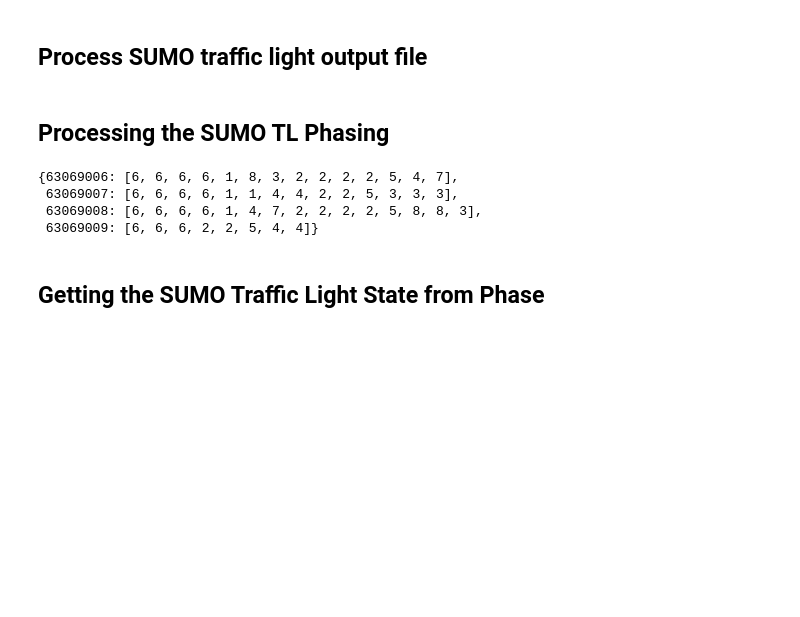
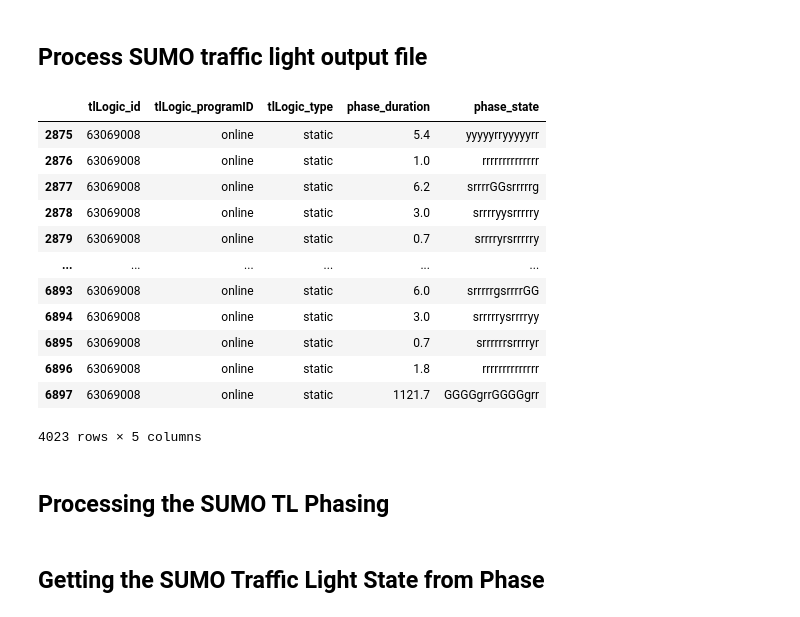
Before and after one commit to UnivOfAlabama-BittleResearchGroup/us69-research-paper-plotting, a Jupyter notebook: offline_analysis/traffic_light_analysis.ipynb, the cells around one changed output. Saved outputs shown, nothing was run; the diff lists cells and outputs as text; code cells hidden in the pictures; blank space fills up the shorter version.

```diff
--- a/offline_analysis/traffic_light_analysis.ipynb
+++ b/offline_analysis/traffic_light_analysis.ipynb
@@ -26,7 +24,7 @@ ModuleNotFoundError: No module named 'sumo_function_library'
 ## Enter the SUMO traffic light output file
 # %%
 DATA_FOLDER = '2020-02-13'
-DATA_DIR = r'Z:\6 ACTION Project\SUMO\Sim_Output_Data\7-14-2020'
+DATA_DIR = os.path.join(os.environ.get('SIM_OUTPUT_DIR'), '8-21-2020-2')
 # DATA_DIR_FULL_PATH = os.path.join(definitions.DATA_DIR, DATA_FOLDER)
 DATA_DIR_FULL_PATH = os.path.join(DATA_DIR, DATA_FOLDER)
 RAW_DATA_FILE = 'tls_state_OUTPUT_.xml'
@@ -45,9 +43,10 @@ sim_start_time = '02/05/2020 06:00:00.000'
 post_processing.convert_xml(
     sumo_detector_file=None,
     tls_file_name=tls_file_name,
+    tls_csv_name=os.path.join(DATA_DIR_FULL_PATH, 'tls_state_OUTPUT_.csv')
 )
 
-_, sumo_tl_df = post_processing.read_csv(detect_csv_name=None)
+_, sumo_tl_df = post_processing.read_csv(detect_csv_name=None, tls_csv_name=os.path.join(DATA_DIR_FULL_PATH, 'tls_state_OUTPUT_.csv'))
 
 tls_dict = {str(tl_id): None for tl_id in sumo_tl_df['tlLogic_id'].unique()}
 
@@ -80,6 +79,27 @@ for tl_id in tls_dict.keys():
     local_df.drop(labels=drop_columns, axis=1, inplace=True)
 
     tls_dict[tl_id] = local_df
+# %%
+sumo_tl_df.loc[(sumo_tl_df['tlLogic_id'] == int(63069008)) & (sumo_tl_df['tlLogic_programID'] == 'online')]
+
+# 'rrrrrrrrrrrrrrr'
+# 'rrrrrrrrrrrrrr'
+yyyyyrryyyyyrr
+yyyyyrryyyyyrr
+# %% [output]
+|  | tlLogic_id | tlLogic_programID | tlLogic_type | phase_duration | phase_state |
+| 2875 | 63069008 | online | static | 5.4 | yyyyyrryyyyyrr |
+| 2876 | 63069008 | online | static | 1.0 | rrrrrrrrrrrrrr |
+| 2877 | 63069008 | online | static | 6.2 | srrrrGGsrrrrrg |
+| 2878 | 63069008 | online | static | 3.0 | srrrryysrrrrry |
+| 2879 | 63069008 | online | static | 0.7 | srrrryrsrrrrry |
+| ... | ... | ... | ... | ... | ... |
+| 6893 | 63069008 | online | static | 6.0 | srrrrrgsrrrrGG |
+| 6894 | 63069008 | online | static | 3.0 | srrrrrysrrrryy |
+| 6895 | 63069008 | online | static | 0.7 | srrrrrrsrrrryr |
+| 6896 | 63069008 | online | static | 1.8 | rrrrrrrrrrrrrr |
+| 6897 | 63069008 | online | static | 1121.7 | GGGGgrrGGGGgrr |
+4023 rows × 5 columns
 # %% [markdown]
 ## Processing the SUMO TL Phasing
 # %%
@@ -87,10 +107,3 @@ tls_phasing_df = pd.read_excel(tls_phasing)
 tls_phasing_dict = {tl_id: [int(num) for num in tls_phasing_df.loc[tls_phasing_df['traffic_light_id'] == tl_id]['key']
                     .values.tolist()[0].split(',')]
                     for tl_id in tls_phasing_df['traffic_light_id'].values}
-# %%
-tls_phasing_dict
-# %% [output]
-{63069006: [6, 6, 6, 6, 1, 8, 3, 2, 2, 2, 2, 5, 4, 7],
- 63069007: [6, 6, 6, 6, 1, 1, 4, 4, 2, 2, 5, 3, 3, 3],
- 63069008: [6, 6, 6, 6, 1, 4, 7, 2, 2, 2, 2, 5, 8, 8, 3],
- 63069009: [6, 6, 6, 2, 2, 5, 4, 4]}
```
Also changed, not shown: parts of 11 cells of this notebook.
